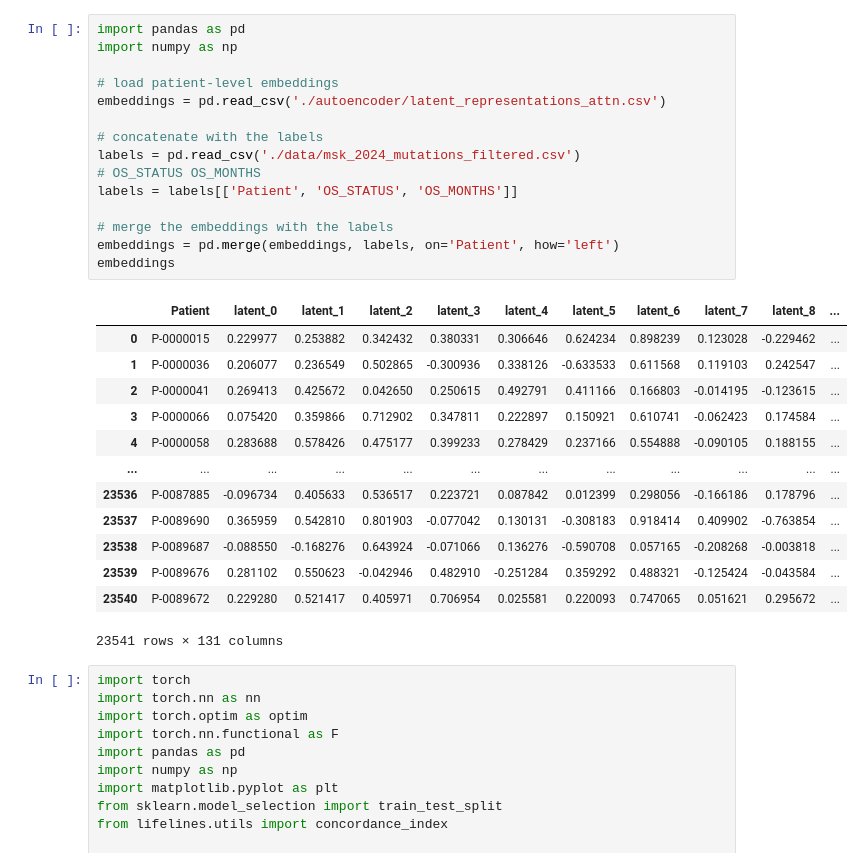
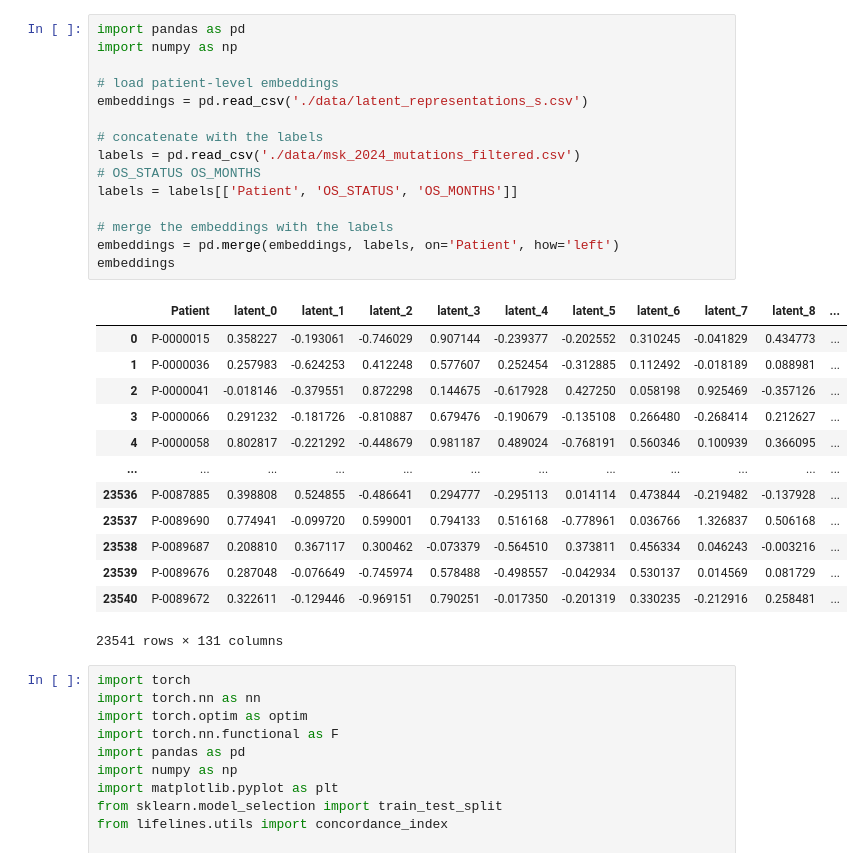
Before and after one commit to Lyce24/DLG_Final_Project, a Jupyter notebook: pe_prediction.ipynb, the cells around one changed output. Cells and saved outputs as stored; diff of their text form.

```diff
--- a/pe_prediction.ipynb
+++ b/pe_prediction.ipynb
@@ -1,31 +1,31 @@
 # %%
 import pandas as pd
 import numpy as np
 
 # load patient-level embeddings
-embeddings = pd.read_csv('./autoencoder/latent_representations_attn.csv')
+embeddings = pd.read_csv('./data/latent_representations_s.csv')
 
 # concatenate with the labels
 labels = pd.read_csv('./data/msk_2024_mutations_filtered.csv')
 # OS_STATUS	OS_MONTHS
 labels = labels[['Patient', 'OS_STATUS', 'OS_MONTHS']]
 
 # merge the embeddings with the labels
 embeddings = pd.merge(embeddings, labels, on='Patient', how='left')
 embeddings
 # %% [output]
 |  | Patient | latent_0 | latent_1 | latent_2 | latent_3 | latent_4 | latent_5 | latent_6 | latent_7 | latent_8 | ... |
-| 0 | P-0000015 | 0.229977 | 0.253882 | 0.342432 | 0.380331 | 0.306646 | 0.624234 | 0.898239 | 0.123028 | -0.229462 | ... |
-| 1 | P-0000036 | 0.206077 | 0.236549 | 0.502865 | -0.300936 | 0.338126 | -0.633533 | 0.611568 | 0.119103 | 0.242547 | ... |
-| 2 | P-0000041 | 0.269413 | 0.425672 | 0.042650 | 0.250615 | 0.492791 | 0.411166 | 0.166803 | -0.014195 | -0.123615 | ... |
-| 3 | P-0000066 | 0.075420 | 0.359866 | 0.712902 | 0.347811 | 0.222897 | 0.150921 | 0.610741 | -0.062423 | 0.174584 | ... |
-| 4 | P-0000058 | 0.283688 | 0.578426 | 0.475177 | 0.399233 | 0.278429 | 0.237166 | 0.554888 | -0.090105 | 0.188155 | ... |
+| 0 | P-0000015 | 0.358227 | -0.193061 | -0.746029 | 0.907144 | -0.239377 | -0.202552 | 0.310245 | -0.041829 | 0.434773 | ... |
+| 1 | P-0000036 | 0.257983 | -0.624253 | 0.412248 | 0.577607 | 0.252454 | -0.312885 | 0.112492 | -0.018189 | 0.088981 | ... |
+| 2 | P-0000041 | -0.018146 | -0.379551 | 0.872298 | 0.144675 | -0.617928 | 0.427250 | 0.058198 | 0.925469 | -0.357126 | ... |
+| 3 | P-0000066 | 0.291232 | -0.181726 | -0.810887 | 0.679476 | -0.190679 | -0.135108 | 0.266480 | -0.268414 | 0.212627 | ... |
+| 4 | P-0000058 | 0.802817 | -0.221292 | -0.448679 | 0.981187 | 0.489024 | -0.768191 | 0.560346 | 0.100939 | 0.366095 | ... |
 | ... | ... | ... | ... | ... | ... | ... | ... | ... | ... | ... | ... |
-| 23536 | P-0087885 | -0.096734 | 0.405633 | 0.536517 | 0.223721 | 0.087842 | 0.012399 | 0.298056 | -0.166186 | 0.178796 | ... |
-| 23537 | P-0089690 | 0.365959 | 0.542810 | 0.801903 | -0.077042 | 0.130131 | -0.308183 | 0.918414 | 0.409902 | -0.763854 | ... |
-| 23538 | P-0089687 | -0.088550 | -0.168276 | 0.643924 | -0.071066 | 0.136276 | -0.590708 | 0.057165 | -0.208268 | -0.003818 | ... |
-| 23539 | P-0089676 | 0.281102 | 0.550623 | -0.042946 | 0.482910 | -0.251284 | 0.359292 | 0.488321 | -0.125424 | -0.043584 | ... |
-| 23540 | P-0089672 | 0.229280 | 0.521417 | 0.405971 | 0.706954 | 0.025581 | 0.220093 | 0.747065 | 0.051621 | 0.295672 | ... |
+| 23536 | P-0087885 | 0.398808 | 0.524855 | -0.486641 | 0.294777 | -0.295113 | 0.014114 | 0.473844 | -0.219482 | -0.137928 | ... |
+| 23537 | P-0089690 | 0.774941 | -0.099720 | 0.599001 | 0.794133 | 0.516168 | -0.778961 | 0.036766 | 1.326837 | 0.506168 | ... |
+| 23538 | P-0089687 | 0.208810 | 0.367117 | 0.300462 | -0.073379 | -0.564510 | 0.373811 | 0.456334 | 0.046243 | -0.003216 | ... |
+| 23539 | P-0089676 | 0.287048 | -0.076649 | -0.745974 | 0.578488 | -0.498557 | -0.042934 | 0.530137 | 0.014569 | 0.081729 | ... |
+| 23540 | P-0089672 | 0.322611 | -0.129446 | -0.969151 | 0.790251 | -0.017350 | -0.201319 | 0.330235 | -0.212916 | 0.258481 | ... |
 23541 rows × 131 columns
 # %%
 import torch
```
Also changed, not shown: parts of 2 cells of this notebook, 6 other files.
